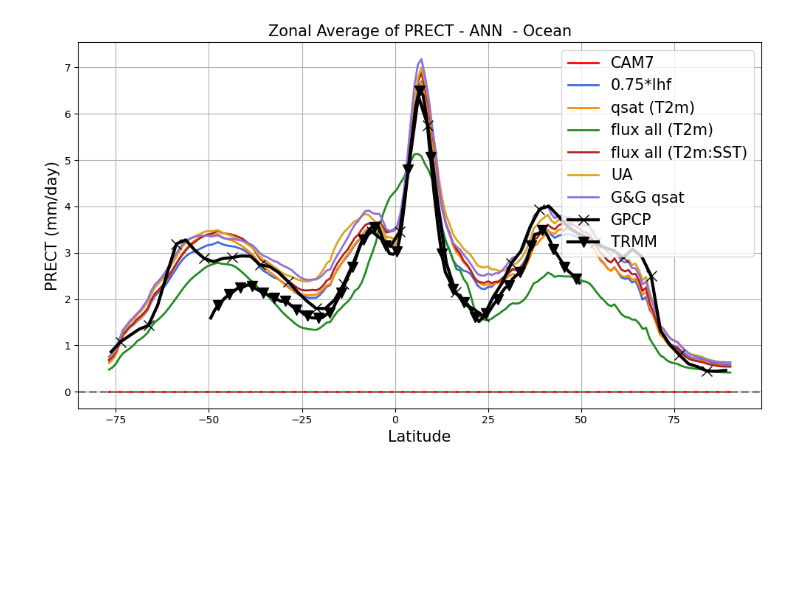
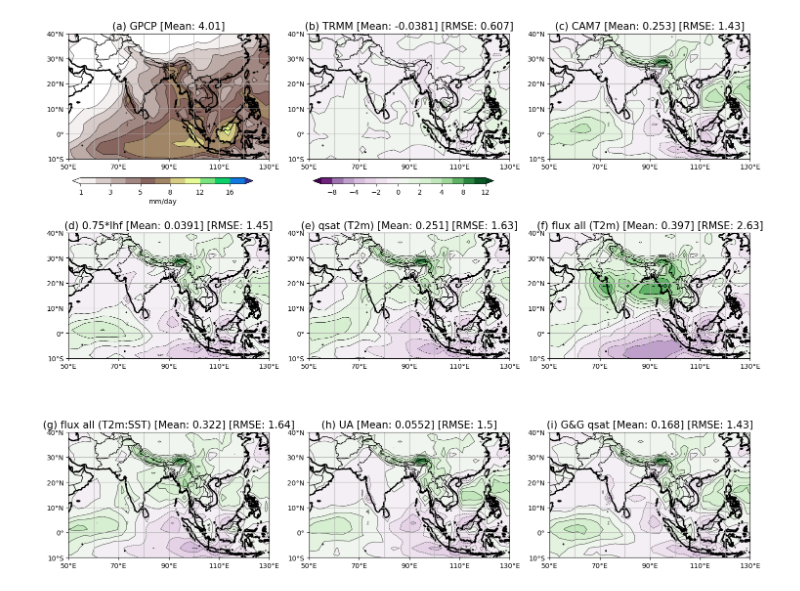
Before and after one commit to swrneale/python-scripts, a Jupyter notebook: CAM7_CESM3_dev/general_cesm_average_panels.ipynb, the cells around one changed output. Saved outputs shown, nothing was run; the diff lists cells and outputs as text; code cells hidden in the pictures; blank space fills up the shorter version.

```diff
--- a/CAM7_CESM3_dev/general_cesm_average_panels.ipynb
+++ b/CAM7_CESM3_dev/general_cesm_average_panels.ipynb
@@ -98,14 +133,37 @@ if lplat_ave:
 
 if lplatlon_ave:
     nrows = 3
-    ncols = 2
-    fig, ax = mp.subplots(nrows=nrow, ncols=ncol, figsize=[10, 6])
+    ncols = 3
+
+
+    fig, axs = mp.subplots(nrows=nrows, ncols=ncols, figsize=[ncols*6, nrows*5],
+                           subplot_kw={'projection': ccrs.PlateCarree()})
     ax = axs.flatten()
+
+if lplatpres_ave:
+
+    nrows = 3
+    ncols = 3
+
+    fig, axs = mp.subplots(nrows=nrows, ncols=ncols, figsize=[ncols*6, nrows*5],
+                           subplot_kw={'projection': ccrs.PlateCarree()})
+    ax = axs.flatten()
+
+
+
+
+if nrows*ncols > ncases:
+        print(" Insufficient planels for ncases")
+
+
 
 print('Plotting ',var,'for the following cases')
 fcases = '\n'.join(f"- {item}" for item in cases)
 
 print(fcases)
+
+
+
 
 
 
@@ -134,12 +192,13 @@ for icase, case in enumerate(cases):
 
 # Open dataset
 
+    print('- Open Dataset -')
     ds = xr.open_dataset(case_file,decode_times = False)
 
 
 # Extract variable/obs. specific information
 
-    var_info = mypy_utils.set_var_params(vname,case)
+    var_info = mypy_utils.set_var_params(var,case)
 
     var_on_file = var_info[var][case][1] if case in obs_set else var
     vscale = var_info[var][case][0]      if case in obs_set else var_info[var]['vscale']
@@ -156,15 +215,15 @@ for icase, case in enumerate(cases):
     var_in = var_in*vscale
 
 
-# Masking option.
-    if icase == 0:
-        if 'b.e30' in case:
-            case_file = glob.glob(dir_climo+case+'/*/'+case+'_LANDFRAC_climo.nc')[0]
-
-            dlfrac = xr.open_dataset(case_file,decode_times = False)
-            lmask = dlfrac['LANDFRAC'].isel(time=0)
-        else:
-            lmask =  ds['LANDFRAC'].isel(time=0) if 'time' in ds['LANDFRAC'].dims else ds['LANDFRAC']
+# Masking option (later)
+#    if icase == 0:
+#        if 'b.e30' in case:
+#            case_file = glob.glob(dir_climo+case+'/*/'+case+'_LANDFRAC_climo.nc')[0]
+#
+#            dlfrac = xr.open_dataset(case_file,decode_times = False)
+#            lmask = dlfrac['LANDFRAC'].isel(time=0)
+#        else:
+#            lmask =  ds['LANDFRAC'].isel(time=0) if 'time' in ds['LANDFRAC'].dims else ds['LANDFRAC']
 
     if var in vmask_ocn:
 
@@ -177,25 +236,31 @@ for icase, case in enumerate(cases):
 
     if icase == 0 and lanom_plot:
         var_save = var_in
-    else :
+        var_plot = var_in
+    if icase >0 and lanom_plot:
         var_plot = var_in.interp_like(var_save)-var_save
+    if not lanom_plot:
+        var_plot = var_in
+
+
 
 # Plotting options
 
     if lplat_ave:
         zonal_mean = var_plot.mean(dim='lon', skipna=True)
-        params_lat = mypy_utils.set_params_lat(icase,obs_set)
-        mypy_utils.plot_lat(ax,fig,zonal_mean,vunits,cname,seas,mask_ocn,llast_case,params_lat)
+        params_plot = mypy_utils.set_params_lat(icase,case,obs_set)
+        mypy_utils.plot_lat(ax,fig,zonal_mean,vunits,cname,seas,mask_ocn,llast_case,params_plot)
 
-    if lplatlon_ave:var_plo
-        params_lat = mypy_utils.set_params_laton(icase,ncases,case,cases,obs_set,lanom_plot)
-        mypy_utils.plot_lat(ax[icase],fig,var_plot,vunits,cname,seas,mask_ocn,llast_case,params_lat)
+    if lplatlon_ave:
+        params_plot = mypy_utils.set_params_latlon(icase,ncases,var,obs_set,lanom_plot)
+        mypy_utils.plot_latlon(ax[icase],fig,icase,var_plot,vunits,cname,seas,pregion,mask_ocn,lanom_plot,llast_case,params_plot)
 
     if lplatpres_ave:
         zonal_mean = var_plot.mean(dim='lon', skipna=True)
-        params_lat = mypy_utils.set_params_latpres(icase,ncases,case,cases,obs_set)
+        params_plot = mypy_utils.set_params_latpres(icase,ncases,case,cases,obs_set)
+        mypy_utils.plot_latpres(ax[icase],fig,var_plot,vunits,cname,seas,mask_ocn,llast_case,params_plot)
 
-
-        mypy_utils.plot_lat(ax[icase]x,fig,var_plot,vunits,cname,seas,mask_ocn,llast_case,params_lat)
+# Set unused ax[icase] to blank
+for ix in range(ncases,nrows*ncols): ax[ix].set_visible(False)
 # %% [output]
 Plotting  PRECT for the following cases
@@ -218 +283 @@ Case -  [9]  of  [9]  -  TRMM
-[figure, old version]
+[figure, new version]
```
Also changed, not shown: parts of 5 cells of this notebook, 18 other files.
